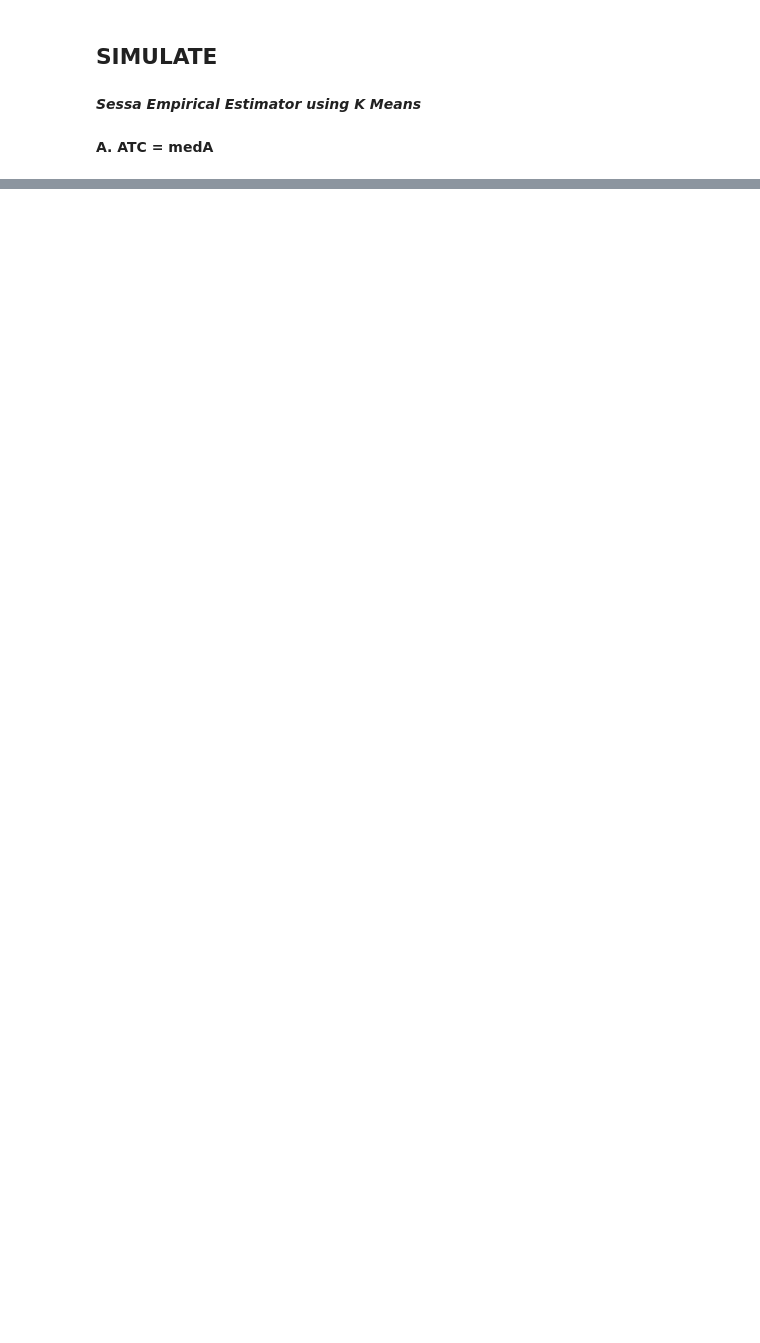
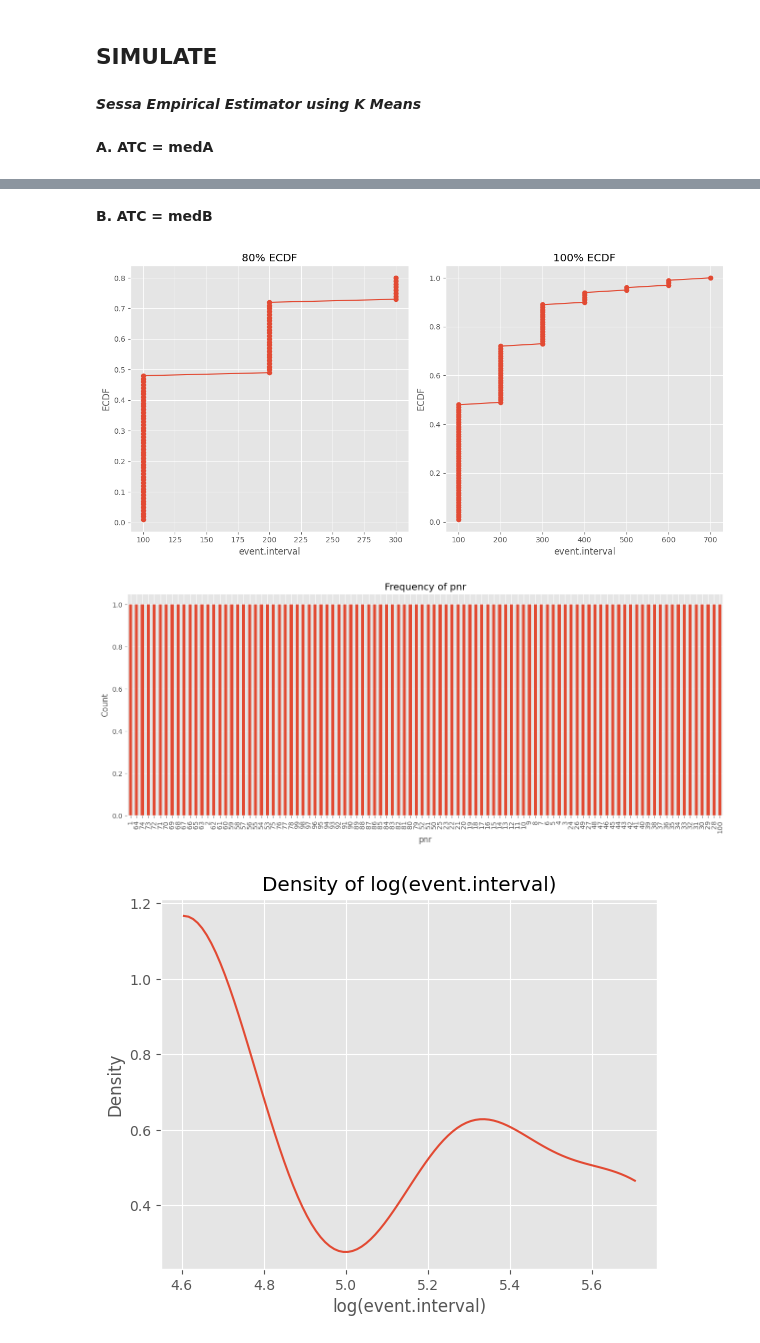
Before and after one commit to colenni/SEE_PY, a Jupyter notebook: Sessa Empirical Estimator/src/ass2_clustering.ipynb, the cells around one changed output, grey strips where cells are left out. Saved outputs shown, nothing was run; the diff lists cells and outputs as text; code cells hidden in the pictures; blank space fills up the shorter version.

```diff
--- a/Sessa Empirical Estimator/src/ass2_clustering.ipynb
+++ b/Sessa Empirical Estimator/src/ass2_clustering.ipynb
@@ -279,0 +713,11 @@ plt.show()
+# %% [markdown]
+**B. ATC = medB**
+# %%
+
+medB_see_dbscan = See_DBSCAN('medB', simulated_df)
+
+medB_see_dbscan.head()
+# %% [output]
+[figure, added]
+[figure, added]
+[figure, added]
```
Also changed, not shown: parts of 23 cells of this notebook.
